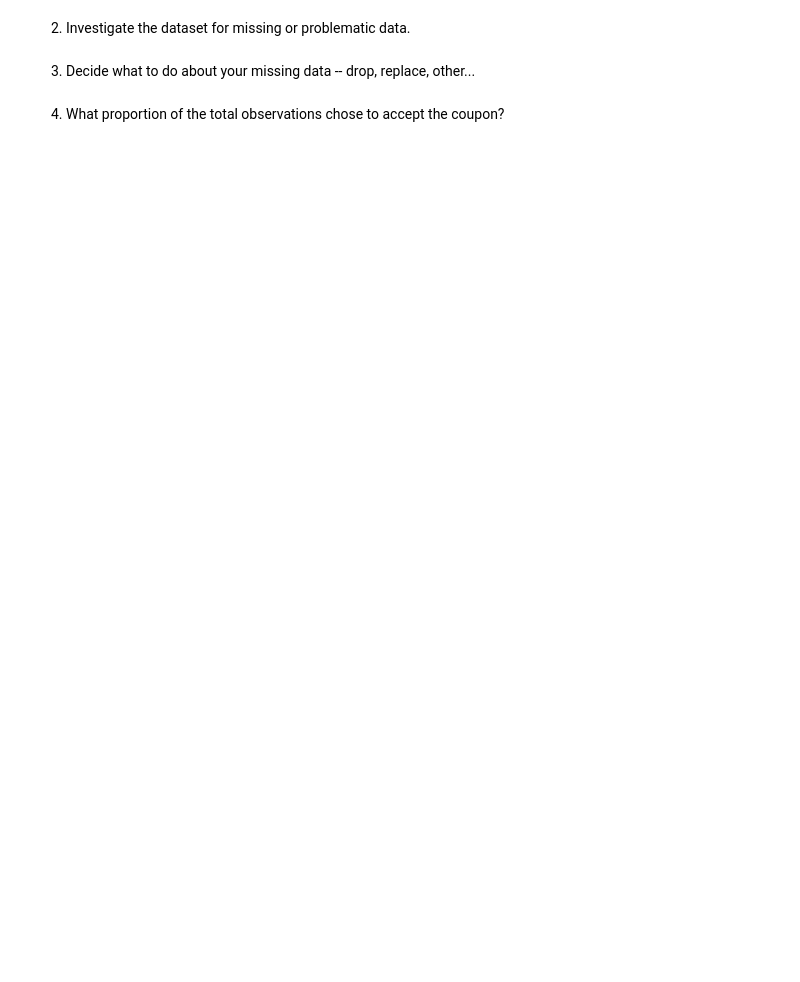
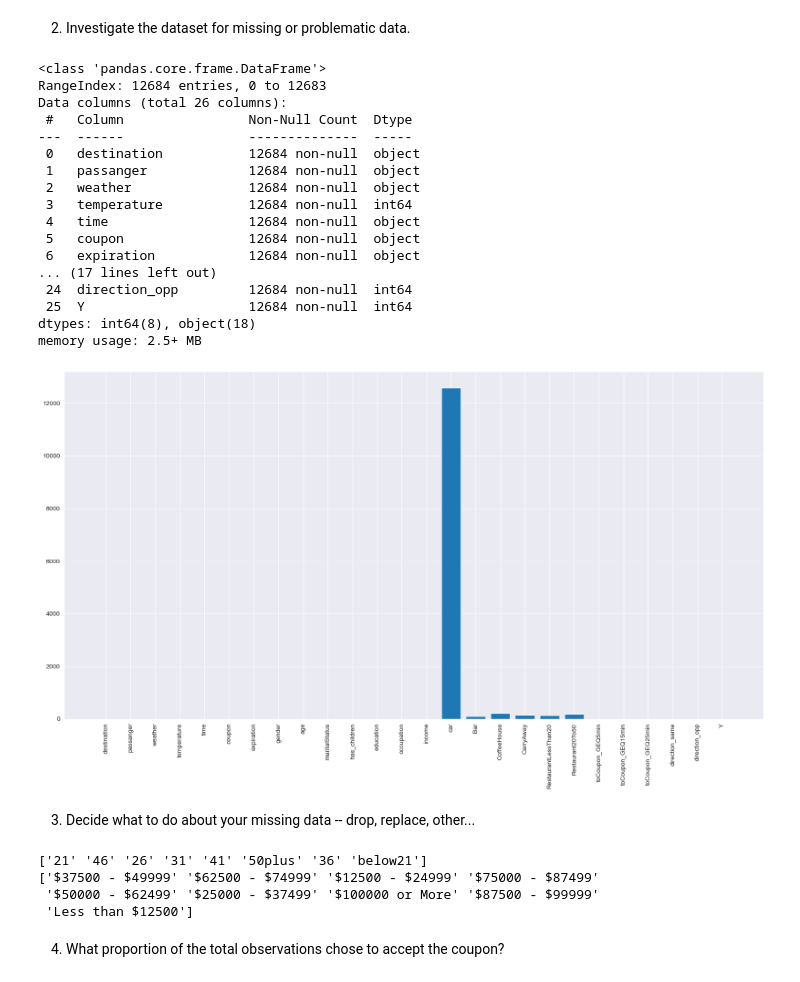
Before and after one commit to BerkeleyAIML/Module5CustomerCoupon, a Jupyter notebook: prompt.ipynb, the cells around one changed output. Drawn from its saved outputs; the diff is of its cells as text; code cells hidden in the pictures; blank space fills up the shorter version.

Commit message:
Check Point

```diff
--- a/prompt.ipynb
+++ b/prompt.ipynb
@@ -81,6 +113,72 @@ data.head()
 # %% [markdown]
 2. Investigate the dataset for missing or problematic data.
+# %%
+# Check for missing data or problematic data
+
+data.info()
+# Plot missing data columns histogram
+plt.figure(figsize=(20,10))
+plt.bar(data.columns, data.isnull().sum())
+plt.xticks(rotation=90)
+plt.show()
+# %% [output]
+<class 'pandas.core.frame.DataFrame'>
+RangeIndex: 12684 entries, 0 to 12683
+Data columns (total 26 columns):
+ #   Column                Non-Null Count  Dtype
+---  ------                --------------  -----
+ 0   destination           12684 non-null  object
+ 1   passanger             12684 non-null  object
+ 2   weather               12684 non-null  object
+ 3   temperature           12684 non-null  int64
+ 4   time                  12684 non-null  object
+ 5   coupon                12684 non-null  object
+ 6   expiration            12684 non-null  object
+... (17 lines left out)
+ 24  direction_opp         12684 non-null  int64
+ 25  Y                     12684 non-null  int64
+dtypes: int64(8), object(18)
+memory usage: 2.5+ MB
+[figure, added]
 # %% [markdown]
 3. Decide what to do about your missing data -- drop, replace, other...
+# %%
+# fill in missing data
+# Drop Car column as it is not relevant to the analysis
+data = data.drop(columns=['car'])
+
+#  List columns having missing data
+missing_data = data.isnull().sum()
+missing_data = missing_data[missing_data > 0]
+missing_data
+
+# Fill in data with the mode
+for column in missing_data.index:
+    data[column] = data[column].fillna(data[column].mode()[0])
+
+# Check if there are any missing data
+data.isnull().sum()
+
+
+# print Age column unique values
+print(data['age'].unique())
+# Convert Age column to numeric values,
+data.loc[data['age'] == 'below21', 'age'] = 20
+data.loc[data['age'] == '21', 'age'] = 21
+data.loc[data['age'] == '46', 'age'] = 46
+data.loc[data['age'] == '36', 'age'] = 36
+data.loc[data['age'] == '26', 'age'] = 26
+data.loc[data['age'] == '50plus', 'age'] = 50
+data.loc[data['age'] == '31', 'age'] = 31
+data.loc[data['age'] == '41', 'age'] = 41
+
+
+#print uniq values of the column income
+print(data['income'].unique())
+# %% [output]
+['21' '46' '26' '31' '41' '50plus' '36' 'below21']
+['$37500 - $49999' '$62500 - $74999' '$12500 - $24999' '$75000 - $87499'
+ '$50000 - $62499' '$25000 - $37499' '$100000 or More' '$87500 - $99999'
+ 'Less than $12500']
 # %% [markdown]
 4. What proportion of the total observations chose to accept the coupon?
```
Also changed, not shown: parts of 11 cells of this notebook.
